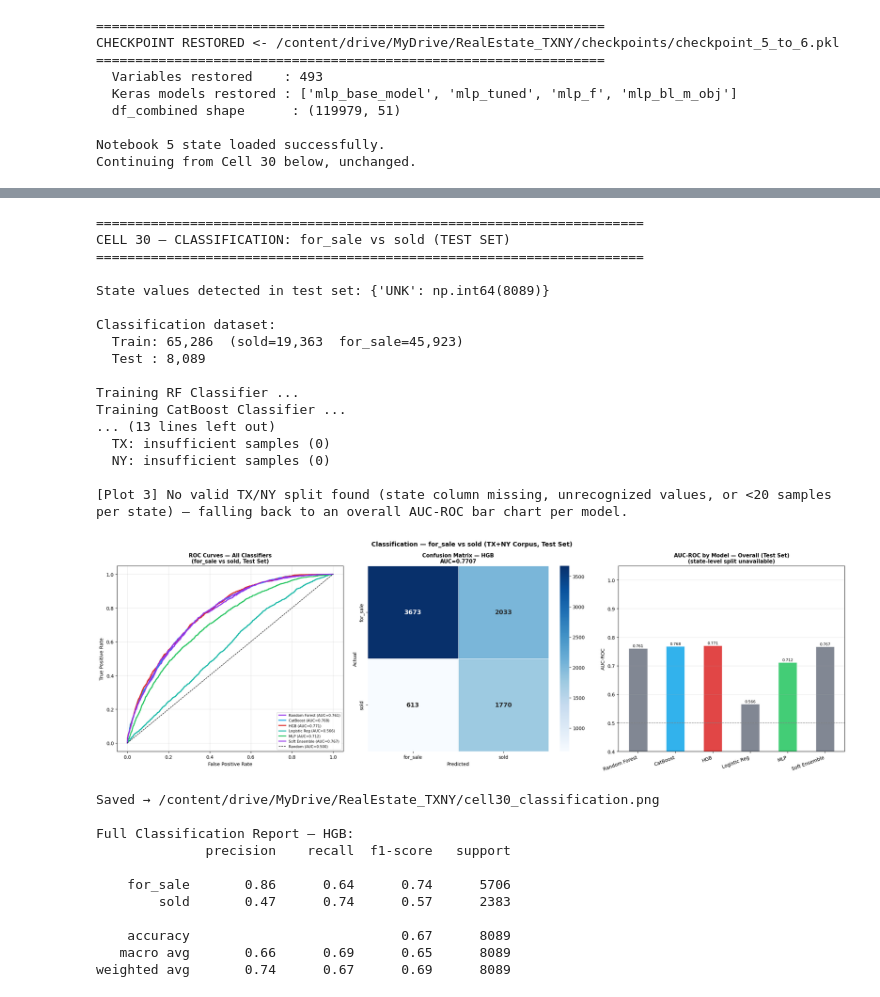
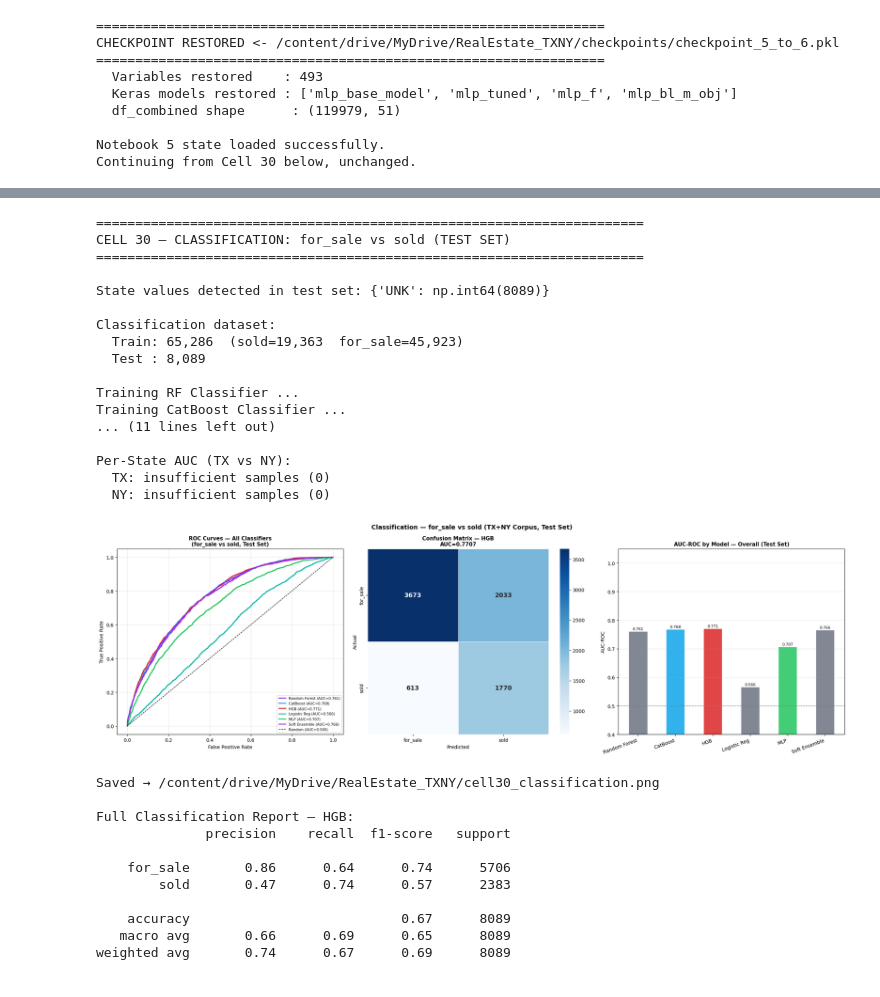
Before and after one commit to 7235SYXD/Real-Estate, a Jupyter notebook: DSP_on_Real_Estate_(NB_6).ipynb, the cells around one changed output, grey strips where cells are left out. Saved outputs shown, nothing was run; the diff lists cells and outputs as text; code cells hidden in the pictures.

```diff
--- a/DSP_on_Real_Estate_(NB_6).ipynb
+++ b/DSP_on_Real_Estate_(NB_6).ipynb
@@ -319,7 +338,7 @@ if DO_CLASSIFICATION:
 
     clf_df = pd.DataFrame(clf_rows)
 
-    # Per-state AUC (console)
+    # Per-state AUC
     print("\nPer-State AUC (TX vs NY):")
     for state_code in ["TX", "NY"]:
         mask = state_tst == state_code
@@ -410,10 +429,6 @@ if DO_CLASSIFICATION:
         ax_state.legend(fontsize=9); ax_state.grid(axis="y", alpha=0.3)
         ax_state.axhline(0.5, color="gray", linestyle="--", linewidth=1)
     else:
-        # ---- fallback path: no usable state split — show overall AUC per model instead ----
-        print("\n[Plot 3] No valid TX/NY split found (state column missing, "
-              "unrecognized values, or <20 samples per state) — "
-              "falling back to an overall AUC-ROC bar chart per model.")
         overall_models = list(clf_df["Model"])
         overall_aucs   = list(clf_df["AUC-ROC"])
         x_cls = np.arange(len(overall_models))
@@ -426,42 +441,42 @@ if DO_CLASSIFICATION:
         ax_state.set_xticks(x_cls)
         ax_state.set_xticklabels(overall_models, rotation=20, ha="right")
         ax_state.set_ylim(0.4, 1.05); ax_state.set_ylabel("AUC-ROC")
-        ax_state.set_title("AUC-ROC by Model — Overall (Test Set)\n"
-                            "(state-level split unavailable)",
+        ax_state.set_title("AUC-ROC by Model — Overall (Test Set)",
+
                              fontweight="bold", fontsize=11)
         ax_state.grid(axis="y", alpha=0.3)
         ax_state.axhline(0.5, color="gray", linestyle="--", linewidth=1)
 
     plt.suptitle("Classification — for_sale vs sold (TX+NY Corpus, Test Set)",
                  fontsize=13, fontweight="bold")
     plt.tight_layout()
     plt.savefig(f"{SAVE_DIR}/cell30_classification.png", dpi=150, bbox_inches="tight")
     plt.show()
     print(f"\nSaved → {SAVE_DIR}/cell30_classification.png")
 
     # Best model classification report
     print(f"\nFull Classification Report — {best_clf_name}:")
     print(classification_report(y_tst_c, best_pred_clf,
                                   target_names=["for_sale","sold"]))
 # %% [output]
 ======================================================================
 CELL 30 — CLASSIFICATION: for_sale vs sold (TEST SET)
 ======================================================================
 
 State values detected in test set: {'UNK': np.int64(8089)}
 
 Classification dataset:
   Train: 65,286  (sold=19,363  for_sale=45,923)
   Test : 8,089
 
 Training RF Classifier ...
 Training CatBoost Classifier ...
-... (13 lines left out)
+... (11 lines left out)
+
+Per-State AUC (TX vs NY):
   TX: insufficient samples (0)
   NY: insufficient samples (0)
-
-[Plot 3] No valid TX/NY split found (state column missing, unrecognized values, or <20 samples per state) — falling back to an overall AUC-ROC bar chart per model.
-[figure, old version]
+[figure, new version]
 Saved → /content/drive/MyDrive/RealEstate_TXNY/cell30_classification.png
 
 Full Classification Report — HGB:
```
Also changed, not shown: parts of 7 cells of this notebook.
